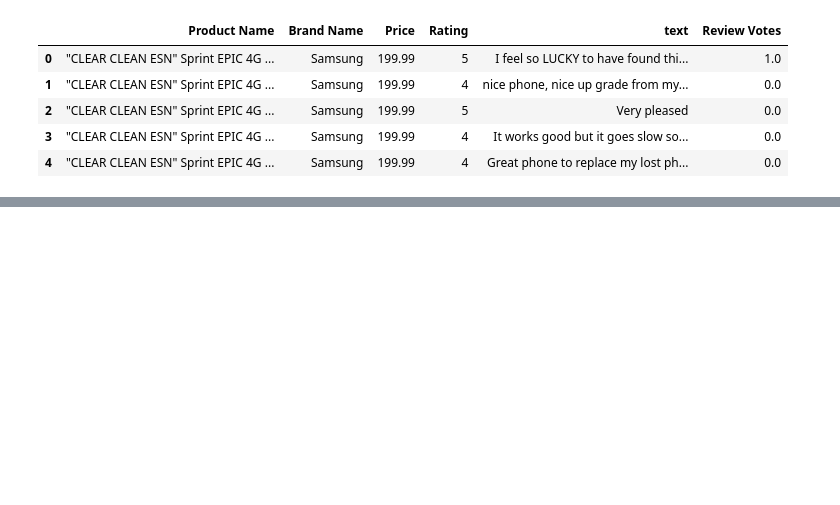
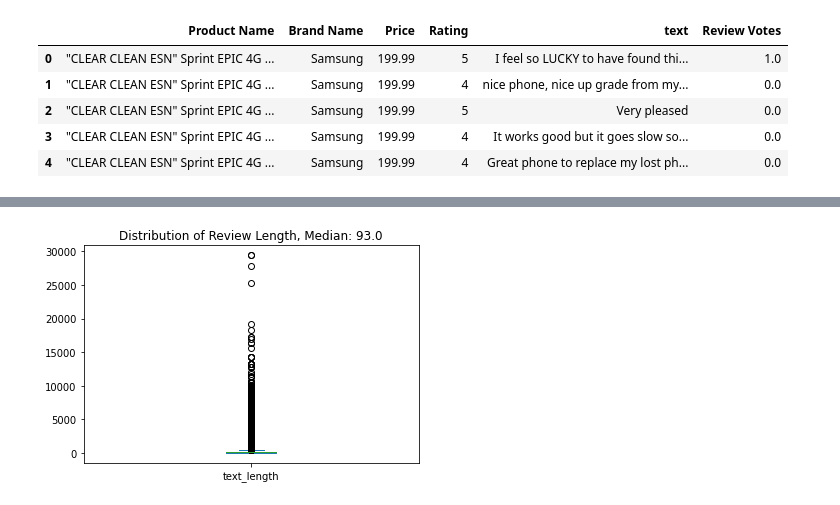
Before and after one commit to kayfilipp/text_mining_amazon_unlocked, a Jupyter notebook: Review_classification.ipynb, the cells around one changed output, grey strips where cells are left out. Cells and saved outputs as stored; diff of their text form; code cells hidden in the pictures; blank space fills up the shorter version.

Commit message:
fix boxplot for review length

```diff
--- a/Review_classification.ipynb
+++ b/Review_classification.ipynb
@@ -84,0 +74,10 @@ np.median(df['text_length'])
+# %%
+#create the length feature
+df['text'] = df['text'].astype(str)
+df['text_length'] = df['text'].map(len)
+#get the median character length
+median_len = str(np.median(df['text_length']))
+df['text_length'].plot(kind='box',title=f'Distribution of Review Length, Median: {median_len}')
+plt.show()
+# %% [output]
+[figure, added]
```
Also changed, not shown: parts of 13 cells of this notebook.
